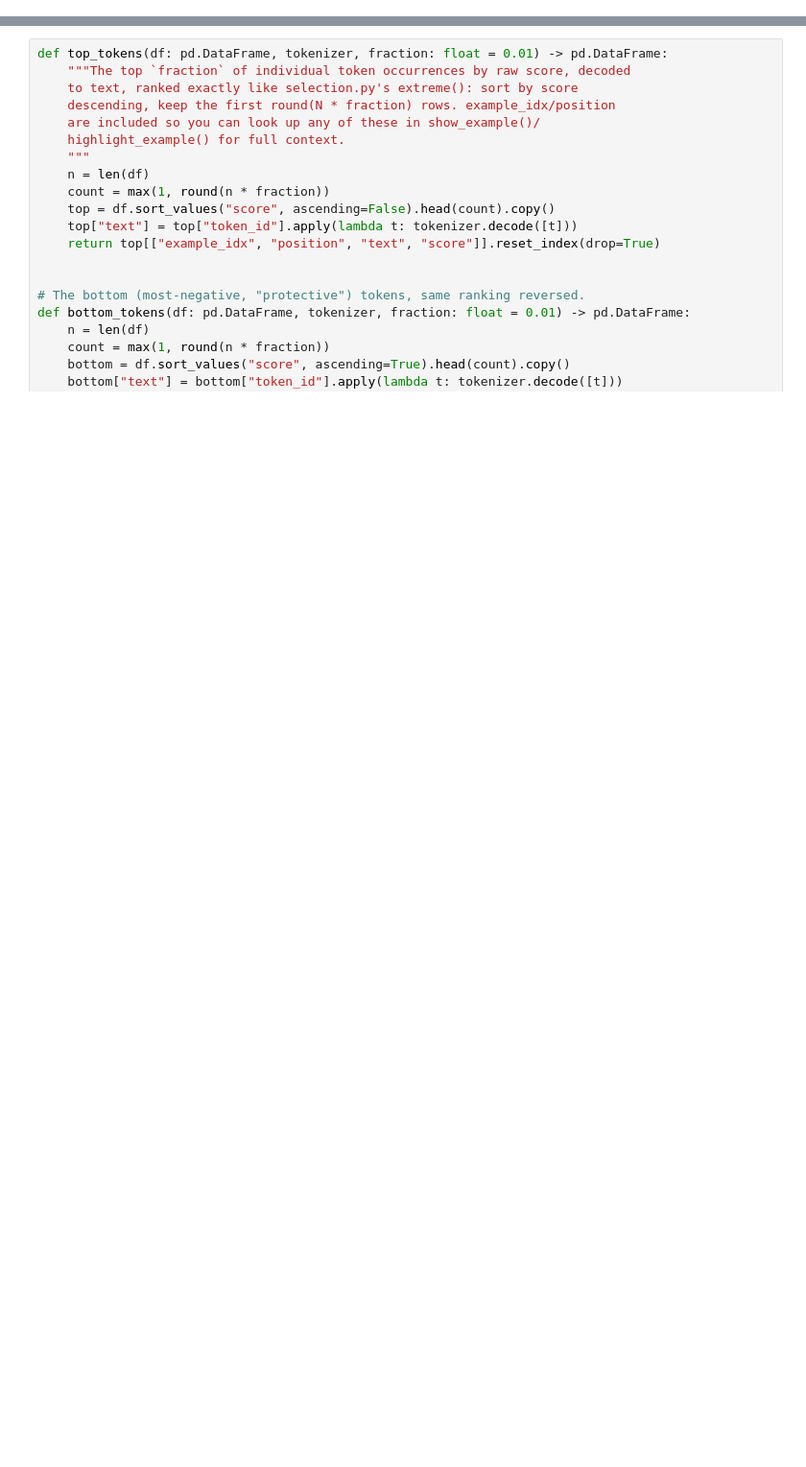
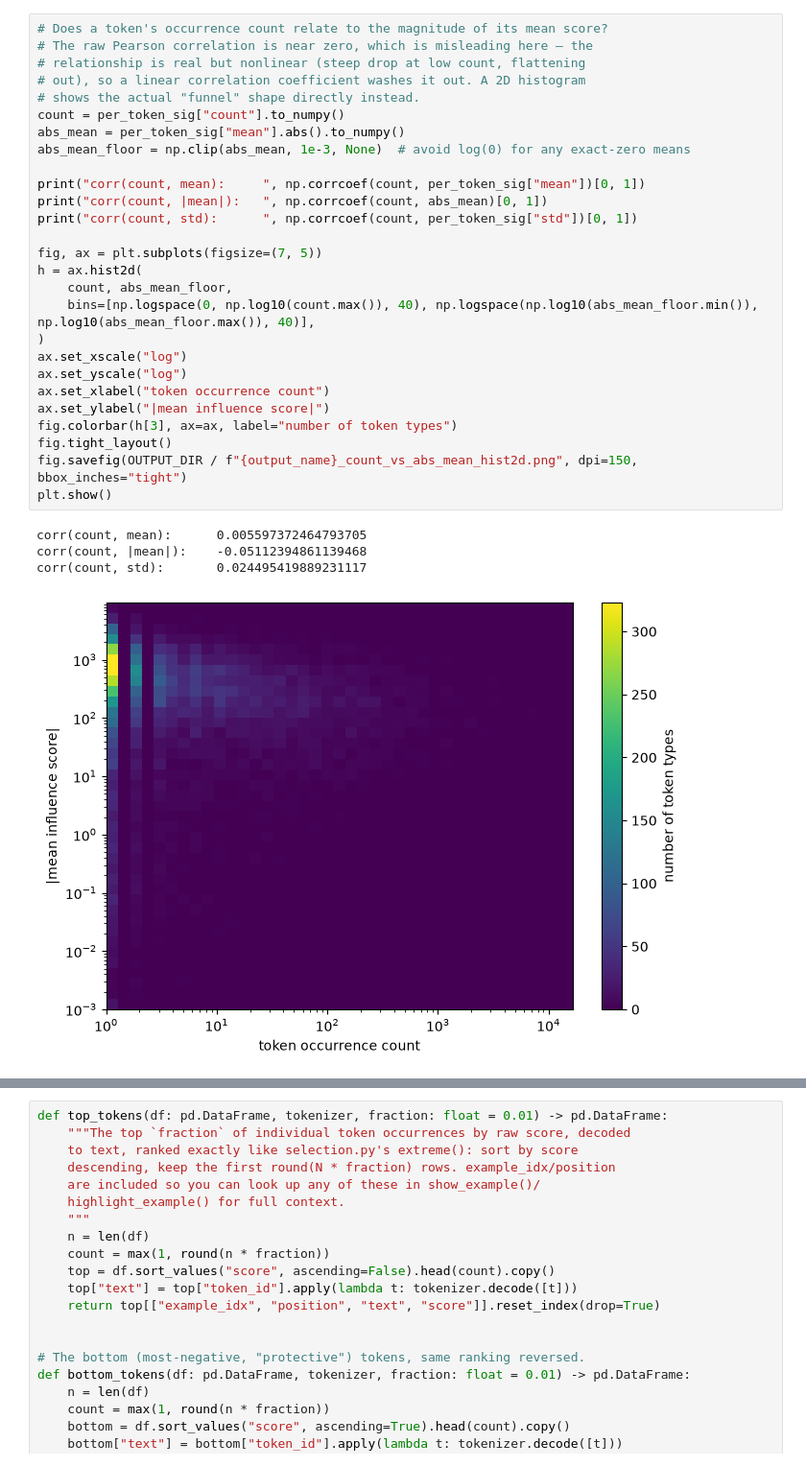
Before and after one commit to tomingebretsencarlson/em_influence, a Jupyter notebook: em_influence/notebooks/tokenIFscores.ipynb, the cells around one changed output, grey strips where cells are left out. Shown at 96% size. Cells and saved outputs as stored; diff of their text form; blank space fills up the shorter version.

```diff
--- a/em_influence/notebooks/tokenIFscores.ipynb
+++ b/em_influence/notebooks/tokenIFscores.ipynb
@@ -11,0 +104,32 @@ df["score"].hist(bins=50)
+# %%
+# Does a token's occurrence count relate to the magnitude of its mean score?
+# The raw Pearson correlation is near zero, which is misleading here — the
+# relationship is real but nonlinear (steep drop at low count, flattening
+# out), so a linear correlation coefficient washes it out. A 2D histogram
+# shows the actual "funnel" shape directly instead.
+count = per_token_sig["count"].to_numpy()
+abs_mean = per_token_sig["mean"].abs().to_numpy()
+abs_mean_floor = np.clip(abs_mean, 1e-3, None)  # avoid log(0) for any exact-zero means
+
+print("corr(count, mean):     ", np.corrcoef(count, per_token_sig["mean"])[0, 1])
+print("corr(count, |mean|):   ", np.corrcoef(count, abs_mean)[0, 1])
+print("corr(count, std):      ", np.corrcoef(count, per_token_sig["std"])[0, 1])
+
+fig, ax = plt.subplots(figsize=(7, 5))
+h = ax.hist2d(
+    count, abs_mean_floor,
+    bins=[np.logspace(0, np.log10(count.max()), 40), np.logspace(np.log10(abs_mean_floor.min()), np.log10(abs_mean_floor.max()), 40)],
+)
+ax.set_xscale("log")
+ax.set_yscale("log")
+ax.set_xlabel("token occurrence count")
+ax.set_ylabel("|mean influence score|")
+fig.colorbar(h[3], ax=ax, label="number of token types")
+fig.tight_layout()
+fig.savefig(OUTPUT_DIR / f"{output_name}_count_vs_abs_mean_hist2d.png", dpi=150, bbox_inches="tight")
+plt.show()
+# %% [output]
+corr(count, mean):      0.005597372464793705
+corr(count, |mean|):    -0.05112394861139468
+corr(count, std):       0.024495419889231117
+[figure, added]
```
Also changed, not shown: parts of 15 cells of this notebook, 1 other file.
